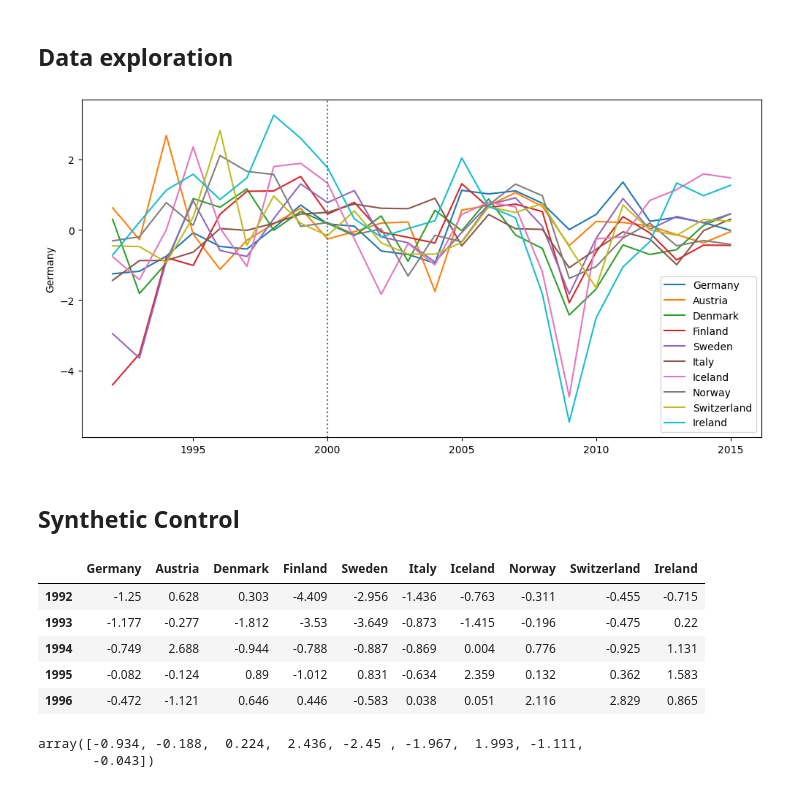
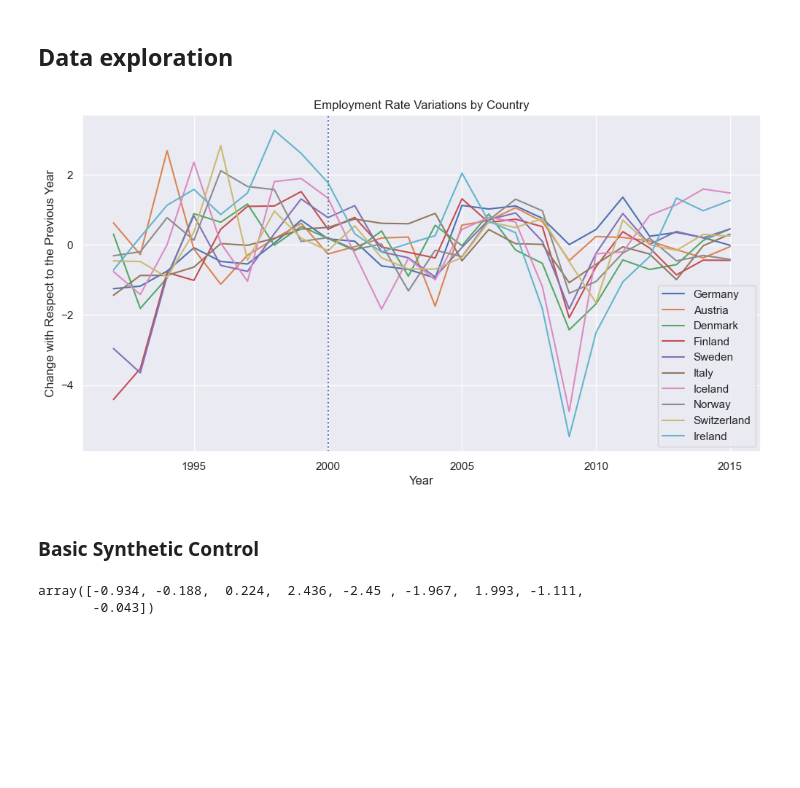
Before and after one commit to S3tuit/jup_lab, a Jupyter notebook: min_wage.ipynb, the cells around one changed output. Drawn from its saved outputs; the diff is of its cells as text; code cells hidden in the pictures; blank space fills up the shorter version.

```diff
--- a/min_wage.ipynb
+++ b/min_wage.ipynb
@@ -1,5 +5,12 @@
 # %%
+# Import standard libraries
+
 import numpy as np
 import pandas as pd
 import matplotlib.pyplot as plt
 import seaborn as sns
+
+import warnings
+warnings.filterwarnings('ignore')
+
+sns.set_theme()
@@ -112,23 +131,20 @@ df.head()
 # %%
 fig, ax = plt.subplots(figsize=(12,6))
 
 for country in df.columns.tolist():
     sns.lineplot(data=df, x=df.index, y=country, label=country, ax=ax)
 
-plt.axvline(x=2000, linestyle=':');
+plt.axvline(x=2000, linestyle=':')
+
+ax.set_title('Employment Rate Variations by Country')
+ax.set_xlabel('Year')
+ax.set_ylabel('Change with Respect to the Previous Year')
+
+plt.show()
 # %% [output]
-[figure, old version]
+[figure, new version]
 # %% [markdown]
-## Synthetic Control
+### Basic Synthetic Control
-# %%
-df.head()
-# %% [output]
-|  | Germany | Austria | Denmark | Finland | Sweden | Italy | Iceland | Norway | Switzerland | Ireland |
-| 1992 | -1.25 | 0.628 | 0.303 | -4.409 | -2.956 | -1.436 | -0.763 | -0.311 | -0.455 | -0.715 |
-| 1993 | -1.177 | -0.277 | -1.812 | -3.53 | -3.649 | -0.873 | -1.415 | -0.196 | -0.475 | 0.22 |
-| 1994 | -0.749 | 2.688 | -0.944 | -0.788 | -0.887 | -0.869 | 0.004 | 0.776 | -0.925 | 1.131 |
-| 1995 | -0.082 | -0.124 | 0.89 | -1.012 | 0.831 | -0.634 | 2.359 | 0.132 | 0.362 | 1.583 |
-| 1996 | -0.472 | -1.121 | 0.646 | 0.446 | -0.583 | 0.038 | 0.051 | 2.116 | 2.829 | 0.865 |
 # %%
 # Create the 4 dataframe for Synt. Control.
 # pre-treatment, post-treatment, control, treated
```
Also changed, not shown: parts of 43 cells of this notebook.
